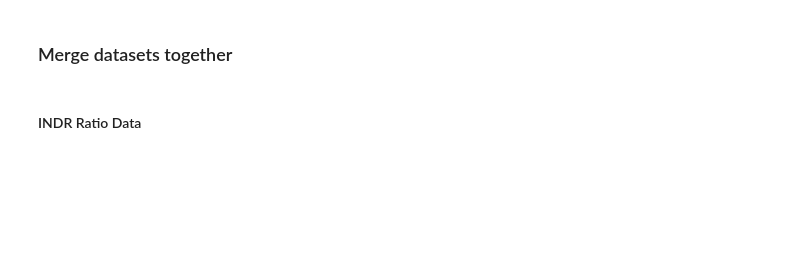
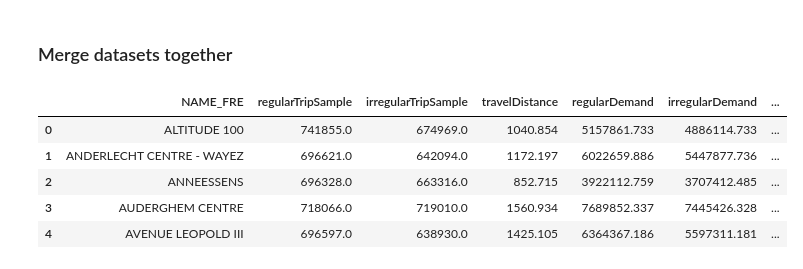
Before and after one commit to victor-radermecker/MasterThesis, a Jupyter notebook: notebooks/3 - 2 Demand Estimation.ipynb, the cells around one changed output. Drawn from its saved outputs; the diff is of its cells as text; code cells hidden in the pictures; blank space fills up the shorter version.

```diff
--- a/notebooks/3 - 2 Demand Estimation.ipynb
+++ b/notebooks/3 - 2 Demand Estimation.ipynb
@@ -73,8 +76,8 @@ prox.to_csv('../data/final_data/DemandEnergy.csv', index=False)
 #### PPR Ratio
 # %%
 # Loading parking and population data
-parking = pd.read_csv("../data/final_data/parkings_ratio.csv")
-parking.head()
+ppr = pd.read_csv("../data/final_data/parkings_ratio.csv")
+ppr.head()
 # %% [output]
 |  | NAME_FRE | AREA | DENS | POP | AVG_HOUS | HOUSEHOLDS | NOT REGLEMENTED | RESERVED | REGLEMENTED | ... |
 | 0 | CONSCIENCE | 0.469490 | 17518.92 | 8225 | 2.33 | 3530 | 0 | 57 | 1260 | ... |
@@ -84,3 +87,8 @@ parking.head()
 | 4 | INDUSTRIE NORD | 6.733601 | 261.99 | 1764 | 2.18 | 809 | 1277 | 26 | 248 | ... |
 # %% [markdown]
 #### INDR Ratio
+# %%
+# Loading parking and population data
+indr = pd.read_csv("../data/final_data/INDR_distances.csv")
+indr['ratio'] = indr['ratio'] / 100
+indr.head()
@@ -87,11 +102,16 @@ parking.head()
 # %% [markdown]
 ### Merge datasets together
 # %%
-
-prox = pd.merge(prox, data[['NAME_FRE','PRIVATE/HOUS']], on="NAME_FRE", how="outer")
+prox = pd.merge(prox, ppr[['NAME_FRE','PRIVATE/HOUS']], on="NAME_FRE", how="outer")
+prox = pd.merge(prox, indr[['NAME_FRE','ratio']], on="NAME_FRE", how="outer")
+prox.rename(columns={'ratio':'INDR_Ratio', 'PRIVATE/HOUS':'PPR_Ratio'}, inplace=True)
 prox = prox.fillna(0)
-
-prox['REGULAR_CORR'] = prox['REGULAR'] * (1-prox['PRIVATE/HOUS'])
-prox['IRREGULAR_CORR'] = prox['IRREGULAR'] * (1-prox['PRIVATE/HOUS'])
 prox.head()
+# %% [output]
+|  | NAME_FRE | regularTripSample | irregularTripSample | travelDistance | regularDemand | irregularDemand | ... |
+| 0 | ALTITUDE 100 | 741855.0 | 674969.0 | 1040.854 | 5157861.733 | 4886114.733 | ... |
+| 1 | ANDERLECHT CENTRE - WAYEZ | 696621.0 | 642094.0 | 1172.197 | 6022659.886 | 5447877.736 | ... |
+| 2 | ANNEESSENS | 696328.0 | 663316.0 | 852.715 | 3922112.759 | 3707412.485 | ... |
+| 3 | AUDERGHEM CENTRE | 718066.0 | 719010.0 | 1560.934 | 7689852.337 | 7445426.328 | ... |
+| 4 | AVENUE LEOPOLD III | 696597.0 | 638930.0 | 1425.105 | 6364367.186 | 5597311.181 | ... |
 # %%
@@ -100,5 +119,3 @@ prox.head()
 r_path = r"../data/final_data/sector.json"
 path = os.path.join(os.getcwd(), r_path)
 sectors = GeoJsonHandler(path, "NAME_FRE")
-# %% [markdown]
-#### INDR Ratio Data
```
Also changed, not shown: parts of 5 cells of this notebook, 1 other file.
